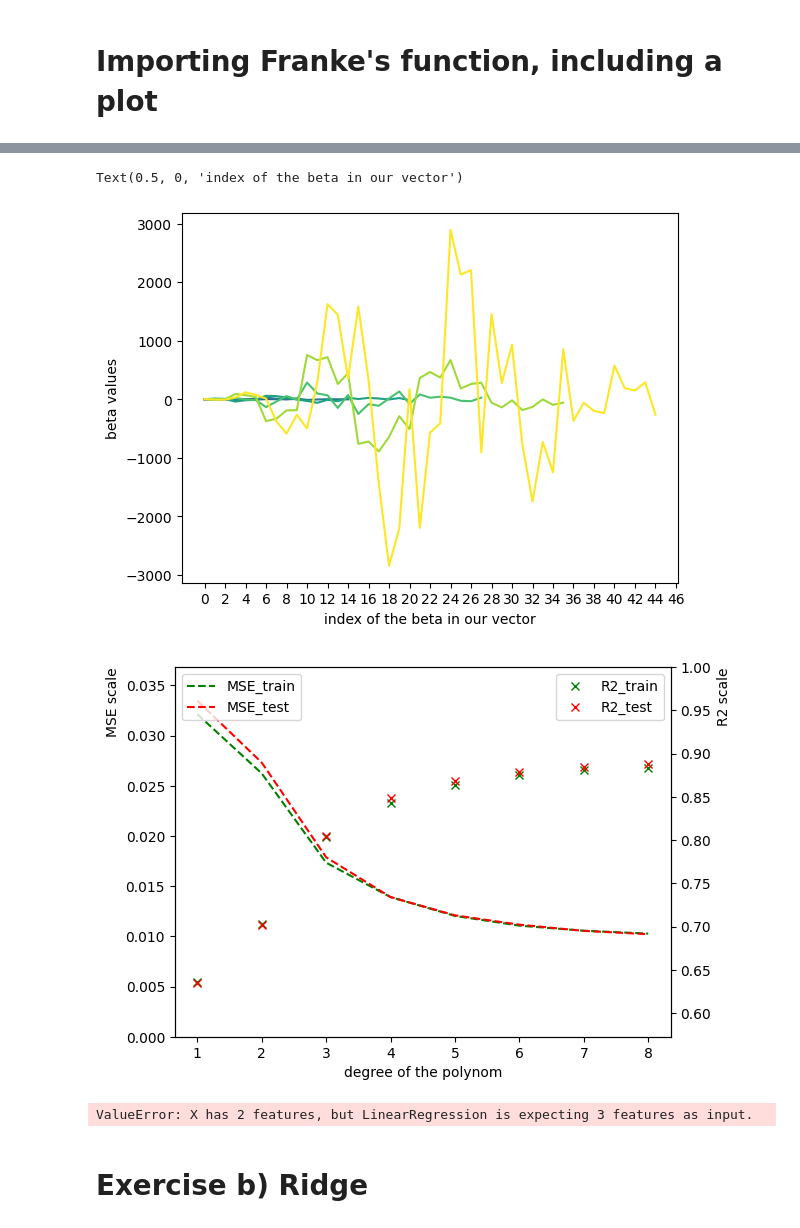
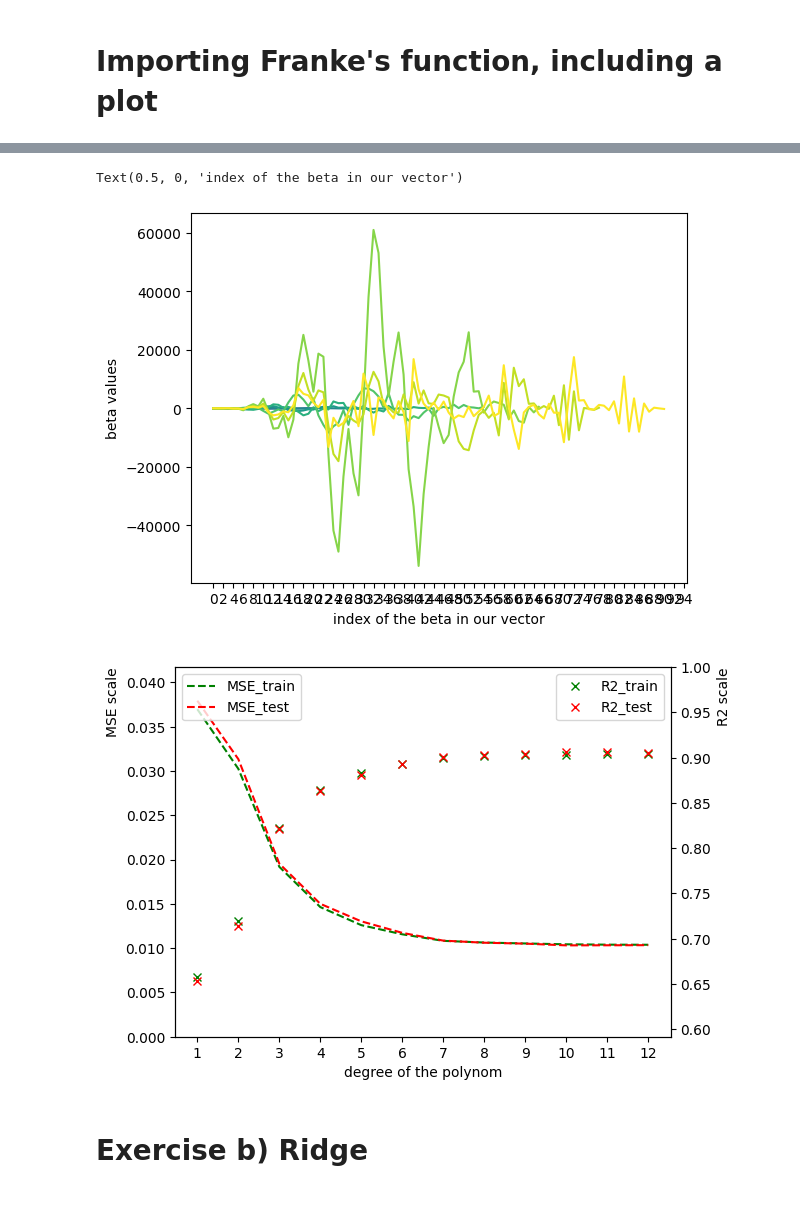
Before and after one commit to alessiasanfelici/FYS-STK4155-Project-1, a Jupyter notebook: Project-1 merged a) to c).ipynb, the cells around one changed output, grey strips where cells are left out. Saved outputs shown, nothing was run; the diff lists cells and outputs as text; code cells hidden in the pictures.

```diff
--- a/Project-1 merged a) to c).ipynb
+++ b/Project-1 merged a) to c).ipynb
@@ -81,7 +69,7 @@ from sklearn.linear_model import LinearRegression
 import seaborn as sns
 
 # max degree of the fitted polynomial
-degree = 8
+degree = 12
 
 # setting up the Designmatrix
 x = x.reshape(-1,1) #reshaping the meshgrid in two arrays
@@ -154,35 +142,35 @@ for i in range(1, degree+1):
 fig = plt.figure()
 
 fig2, ax1 = plt.subplots()
 plt.xlabel("degree of the polynom")
 xax = np.arange(1, degree +1)
 plt.xticks(xax)
 ax2 = ax1.twinx()
 ax2.set_ylim(np.min(rsqr_train)*0.9, 1)
 ax1.set_ylim(0, np.max(MSE_test)*1.1)
 ax1.plot(xax, MSE_train, 'g--', label='MSE_train')
 ax1.plot(xax, MSE_test, 'r--', label='MSE_test')
 ax2.plot(xax, rsqr_train, 'gx', label='R2_train')
 ax2.plot(xax, rsqr_test, 'rx', label='R2_test')
 ax1.legend(loc='upper left')
 ax2.legend(loc='upper right')
 ax1.set_ylabel('MSE scale', loc='top')
 ax2.set_ylabel('R2 scale', loc='top')
 
 # plot the beta
 fig3 = fig.subplots()
 xax2 = np.arange(0, len(X)+2, 2)
 fig3.set_xticks(xax2)
 beta_list = np.nan_to_num(beta_list)
 colors = plt.cm.viridis(np.linspace(0, 1, degree))
 for i in range(len(beta_list)):
 	fig3.plot(np.append(z_scaler, beta_list[i]), color=colors[i])
 fig3.set_ylabel("beta values")
 fig3.set_xlabel("index of the beta in our vector")
 # %% [output]
 Text(0.5, 0, 'index of the beta in our vector')
-[figure, old version]
+[figure, new version]
-[figure, old version]
+[figure, new version]
 # %%
 ## TESTING OLS
 
@@ -196,21 +184,23 @@ from sklearn import linear_model
 MSE_train_scikit = np.zeros(degree)
 MSE_test_scikit = np.zeros(degree)
 
-
 for i in range(1, degree+1):
         x = X_train_scaled[:,[0, 1]]
         poly = PolynomialFeatures(degree=i)
+        # creating the designmatrix from the vectors x, y
         designmatrix = poly.fit_transform(x)
-        OLS_scikit = LinearRegression()
+        OLS_scikit = LinearRegression(fit_intercept=False)
         OLS_scikit.fit(designmatrix, z_train)
 
-        ypredict_OLS_scikit = OLS_scikit.predict(x)
-        ypredict_test_OLS_scikit = OLS_scikit.predict(X_test_scaled[:,0:1])
+        ypredict_OLS_scikit = OLS_scikit.predict(designmatrix) + z_scaler
+        ypredict_test_OLS_scikit = OLS_scikit.predict(poly.fit_transform(X_test_scaled[:,[0, 1]])) + z_scaler
 
         MSE_train_scikit[i-1] = MSE(z_train, ypredict_OLS_scikit)
         MSE_train_scikit[i-1] = MSE(z_test, ypredict_test_OLS_scikit)
+
+
+diff = MSE_train_scikit - MSE_train
+diff2 = MSE_test_scikit - MSE_test
-# %% [output]
-ValueError: X has 2 features, but LinearRegression is expecting 3 features as input.
 # %% [markdown]
 # Exercise b) Ridge
 # %%
```
Also changed, not shown: parts of 4 cells of this notebook.
